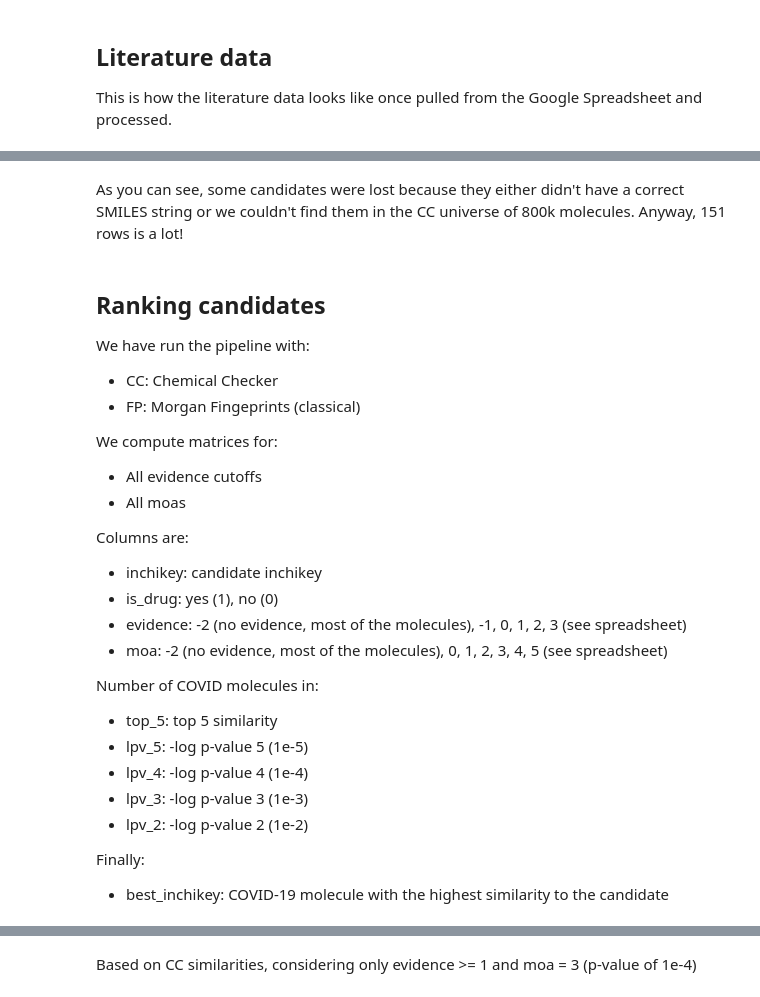
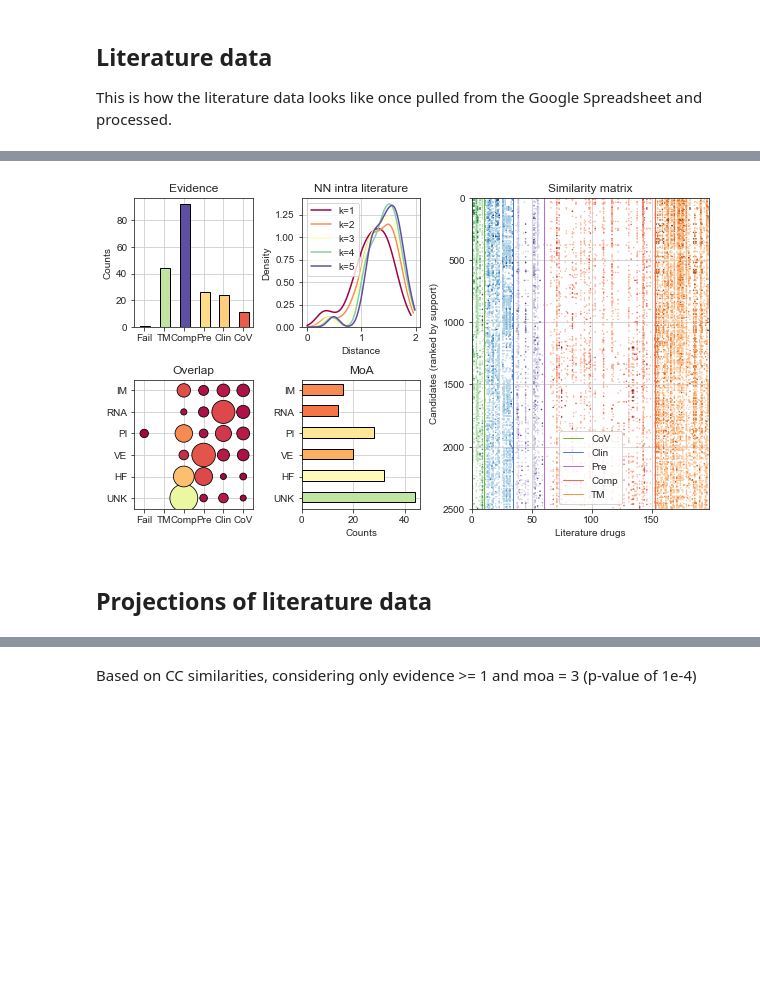
Before and after one commit to sbnb-irb/covid19, a Jupyter notebook: notebooks/explore.ipynb, the cells around one changed output, grey strips where cells are left out. Drawn from its saved outputs; the diff is of its cells as text; code cells hidden in the pictures; blank space fills up the shorter version.

Commit message:
plotting functions

```diff
--- a/notebooks/explore.ipynb
+++ b/notebooks/explore.ipynb
@@ -20,2 +31,3 @@ This is how the literature data looks like once pulled from the Google Spreadshe
 # %%
-df = pd.read_csv("../web/data/df_cand_cc_evi0_moaall.csv", sep="\t")
+df_lit = pd.read_csv("../web/data/df_lit_%s.csv" % SIMTYPE, sep="\t")
+df_lit
@@ -22,8 +144,7 @@ df = pd.read_csv("../web/data/df_cand_cc_evi0_moaall.csv", sep="\t")
 # %%
-with h5py.File("../web/data/dist_cc.h5", "r") as hf:
+with h5py.File("../web/data/dist_%s.h5" % SIMTYPE, "r") as hf:
     print(hf.keys())
-    ranks_raw = hf["ranks_raw"][:]
+    evid = hf["evi_cols"][:]
     ranks = hf["ranks"][:]
     ranks_w = hf["ranks_w"][:]
-    rows = hf["rows"][:]
-    cols = hf["cols"][:]
+    support = hf["support"][:]
@@ -54,35 +151,16 @@ df[(df["support"] == 2) & (df["p 1e-4"] == 1)]
-# %%
-df_lit = pickle.load(open("../outputs/df_lit_cc.pkl", "rb"))
-df_lit
-# %% [markdown]
-As you can see, some candidates were lost because they either didn't have a correct SMILES string or we couldn't find them in the CC universe of 800k molecules. Anyway, 151 rows is a lot!
-# %% [markdown]
-## Ranking candidates
-
-We have run the pipeline with:
-
-* CC: Chemical Checker
-* FP: Morgan Fingeprints (classical)
-
-We compute matrices for:
-
-* All evidence cutoffs
-* All moas
-
-Columns are:
-
-* inchikey: candidate inchikey
-* is_drug: yes (1), no (0)
-* evidence: -2 (no evidence, most of the molecules), -1, 0, 1, 2, 3 (see spreadsheet)
-* moa: -2 (no evidence, most of the molecules), 0, 1, 2, 3, 4, 5 (see spreadsheet)
-
-Number of COVID molecules in:
-
-* top_5: top 5 similarity
-* lpv_5: -log p-value 5 (1e-5)
-* lpv_4: -log p-value 4 (1e-4)
-* lpv_3: -log p-value 3 (1e-3)
-* lpv_2: -log p-value 2 (1e-2)
-
-Finally:
-* best_inchikey: COVID-19 molecule with the highest similarity to the candidate
+# %%
+evi_colordict = {
+    0: coord_color("E"),
+    1: coord_color("A"),
+    2: coord_color("B"),
+    3: coord_color("C"),
+    4: coord_color("D")
+}
+moa_colordict = {
+    0: "gray",
+    1: coord_color("E"),
+    2: coord_color("A"),
+    3: coord_color("B"),
+    4: coord_color("C"),
+    5: coord_color("D")
+}
@@ -88,0 +200,18 @@ Finally:
+# %%
+fig = plt.figure(constrained_layout=True, figsize=(8.5,5))
+gs = fig.add_gridspec(2, 4)
+ax = fig.add_subplot(gs[0,0])
+lit_barplot(ax, df_lit, column="Evidence")
+ax = fig.add_subplot(gs[1,1])
+lit_barplot(ax, df_lit, column="MoA")
+ax = fig.add_subplot(gs[0,1])
+lit_nn(ax)
+ax = fig.add_subplot(gs[1,0])
+lit_overlaps(ax, df_lit)
+ax = fig.add_subplot(gs[2:])
+image(ax, ranks, evid, 2500)
+plt.savefig(os.path.join(OUTPATH, "literature_%s.png" % SIMTYPE), dpi=300)
+# %% [output]
+[figure, added]
+# %% [markdown]
+## Projections of literature data
```
Also changed, not shown: parts of 69 cells of this notebook, 7 other files.
